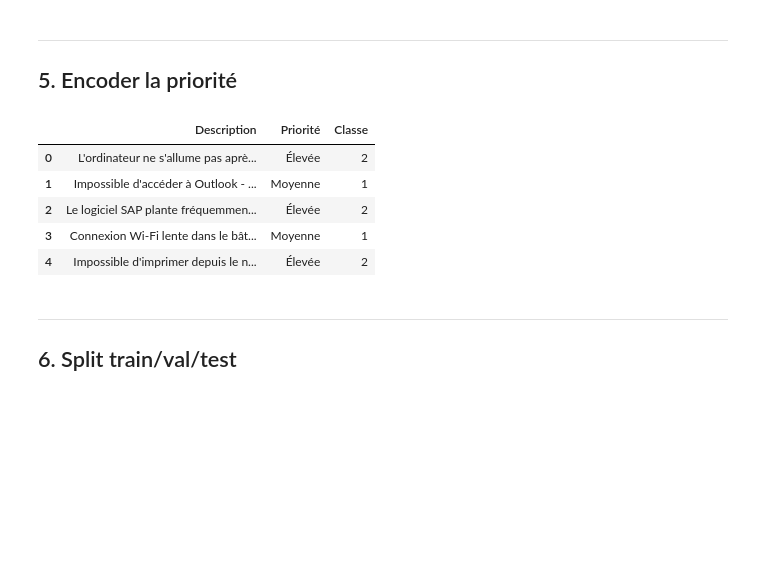
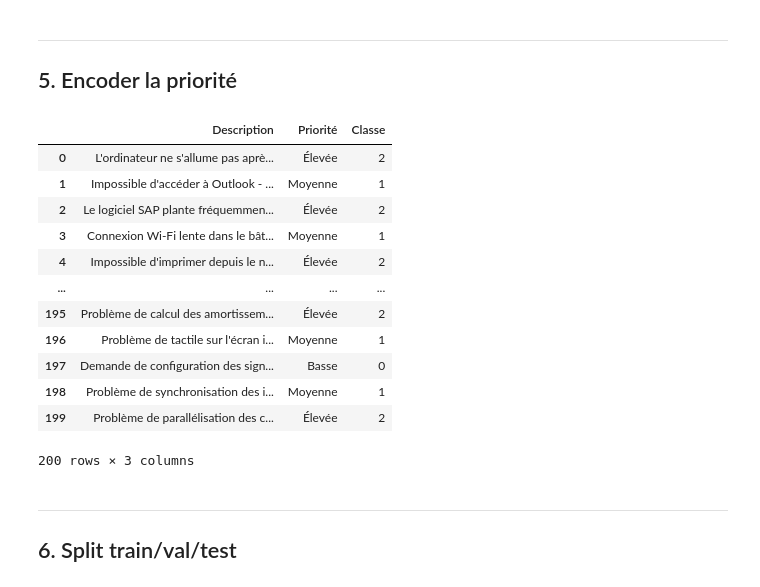
Before and after one commit to DembaSeck/tp-INF717, a Jupyter notebook: TP1_PartieB.ipynb, the cells around one changed output. Saved outputs shown, nothing was run; the diff lists cells and outputs as text; code cells hidden in the pictures; blank space fills up the shorter version.

```diff
--- a/TP1_PartieB.ipynb
+++ b/TP1_PartieB.ipynb
@@ -70,16 +77,23 @@ df_priorite.head()
 # %%
 from sklearn.preprocessing import LabelEncoder
 
 encodeur_priorite = LabelEncoder()
 df_priorite['Classe'] = encodeur_priorite.fit_transform(df_priorite['Priorité'])
-df_priorite.head()
+df_priorite
 # %% [output]
 |  | Description | Priorité | Classe |
 | 0 | L'ordinateur ne s'allume pas aprè... | Élevée | 2 |
 | 1 | Impossible d'accéder à Outlook - ... | Moyenne | 1 |
 | 2 | Le logiciel SAP plante fréquemmen... | Élevée | 2 |
 | 3 | Connexion Wi-Fi lente dans le bât... | Moyenne | 1 |
 | 4 | Impossible d'imprimer depuis le n... | Élevée | 2 |
+| ... | ... | ... | ... |
+| 195 | Problème de calcul des amortissem... | Élevée | 2 |
+| 196 | Problème de tactile sur l'écran i... | Moyenne | 1 |
+| 197 | Demande de configuration des sign... | Basse | 0 |
+| 198 | Problème de synchronisation des i... | Moyenne | 1 |
+| 199 | Problème de parallélisation des c... | Élevée | 2 |
+200 rows × 3 columns
 # %% [markdown]
 
 
```
Also changed, not shown: parts of 26 cells of this notebook, 1 other file.
